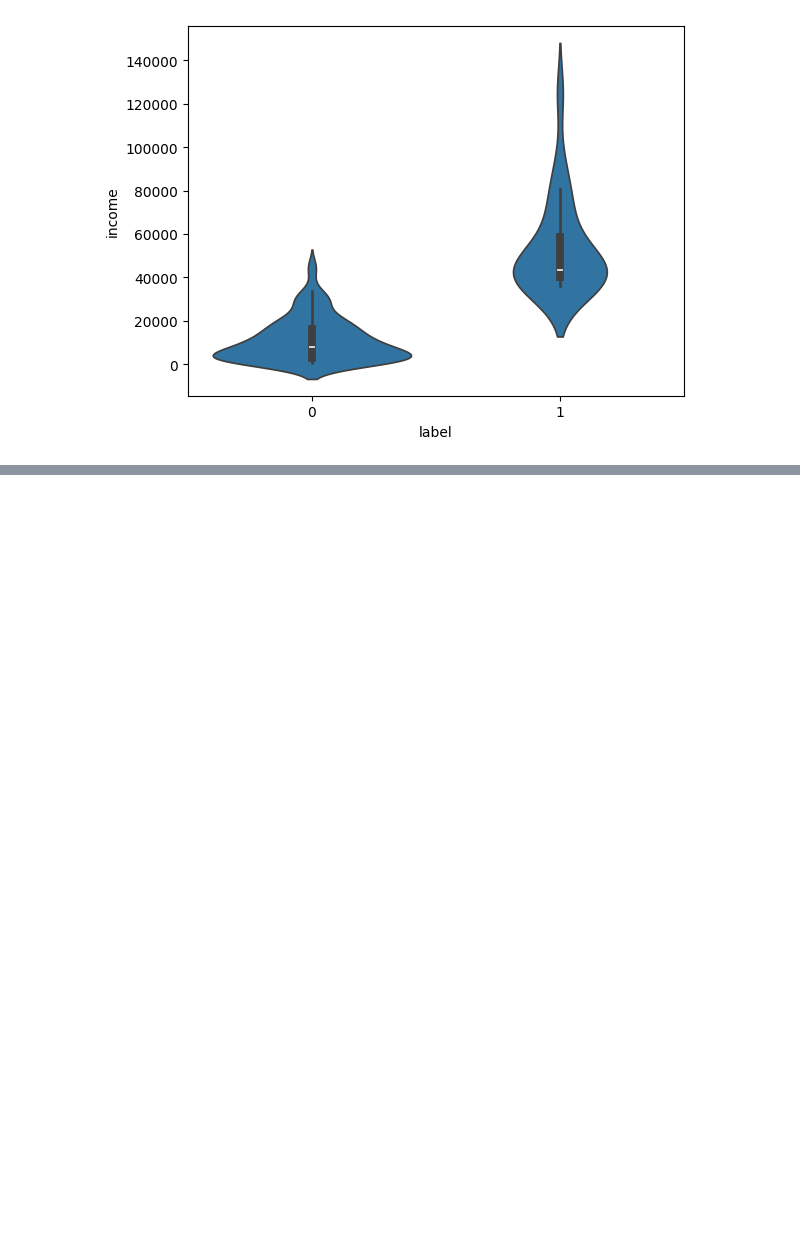
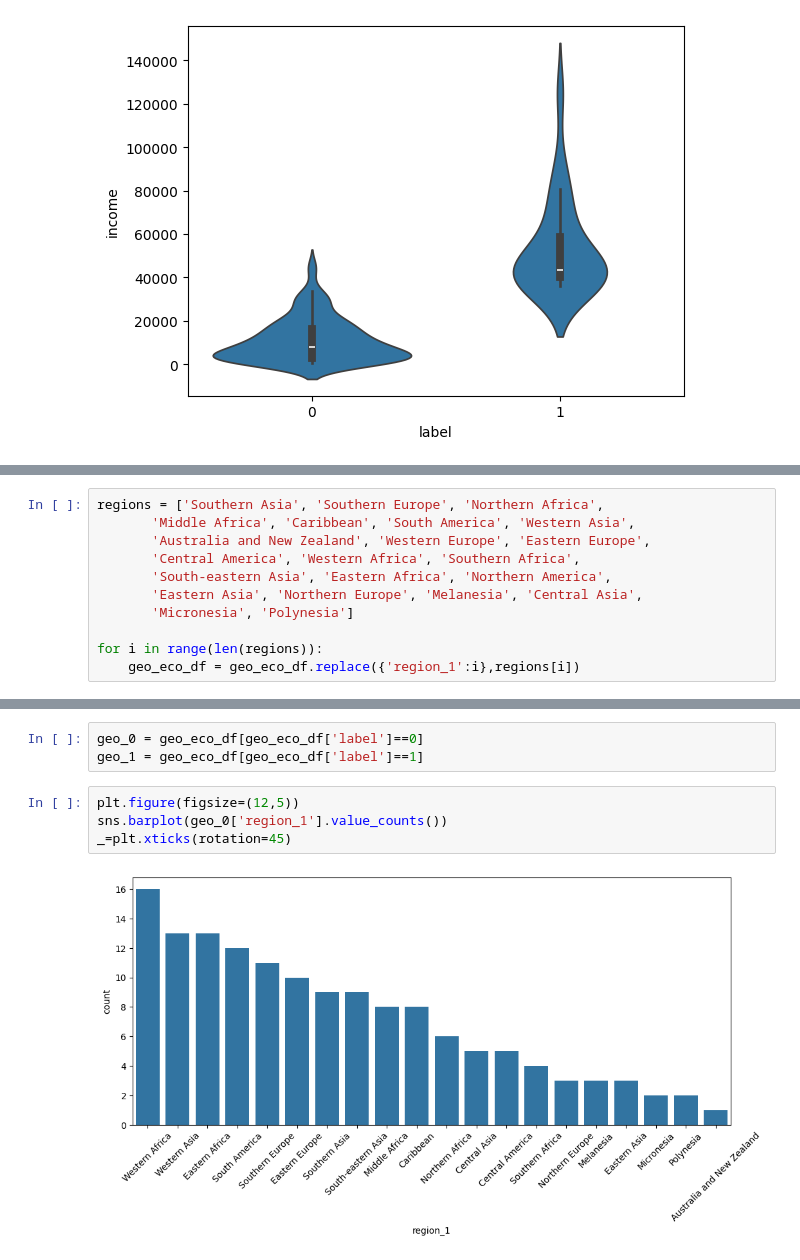
Before and after one commit to GRetriever/Data-Analysis-Project, a Jupyter notebook: Countries/practice_3_countries.ipynb, the cells around one changed output, grey strips where cells are left out. Saved outputs shown, nothing was run; the diff lists cells and outputs as text; blank space fills up the shorter version.

```diff
--- a/Countries/practice_3_countries.ipynb
+++ b/Countries/practice_3_countries.ipynb
@@ -284,0 +303,11 @@ sns.violinplot(
+# %%
+regions = ['Southern Asia', 'Southern Europe', 'Northern Africa',
+       'Middle Africa', 'Caribbean', 'South America', 'Western Asia',
+       'Australia and New Zealand', 'Western Europe', 'Eastern Europe',
+       'Central America', 'Western Africa', 'Southern Africa',
+       'South-eastern Asia', 'Eastern Africa', 'Northern America',
+       'Eastern Asia', 'Northern Europe', 'Melanesia', 'Central Asia',
+       'Micronesia', 'Polynesia']
+
+for i in range(len(regions)):
+    geo_eco_df = geo_eco_df.replace({'region_1':i},regions[i])
@@ -284,0 +331,9 @@ sns.violinplot(
+# %%
+geo_0 = geo_eco_df[geo_eco_df['label']==0]
+geo_1 = geo_eco_df[geo_eco_df['label']==1]
+# %%
+plt.figure(figsize=(12,5))
+sns.barplot(geo_0['region_1'].value_counts())
+_=plt.xticks(rotation=45)
+# %% [output]
+[figure, added]
```
Also changed, not shown: parts of 8 cells of this notebook.
